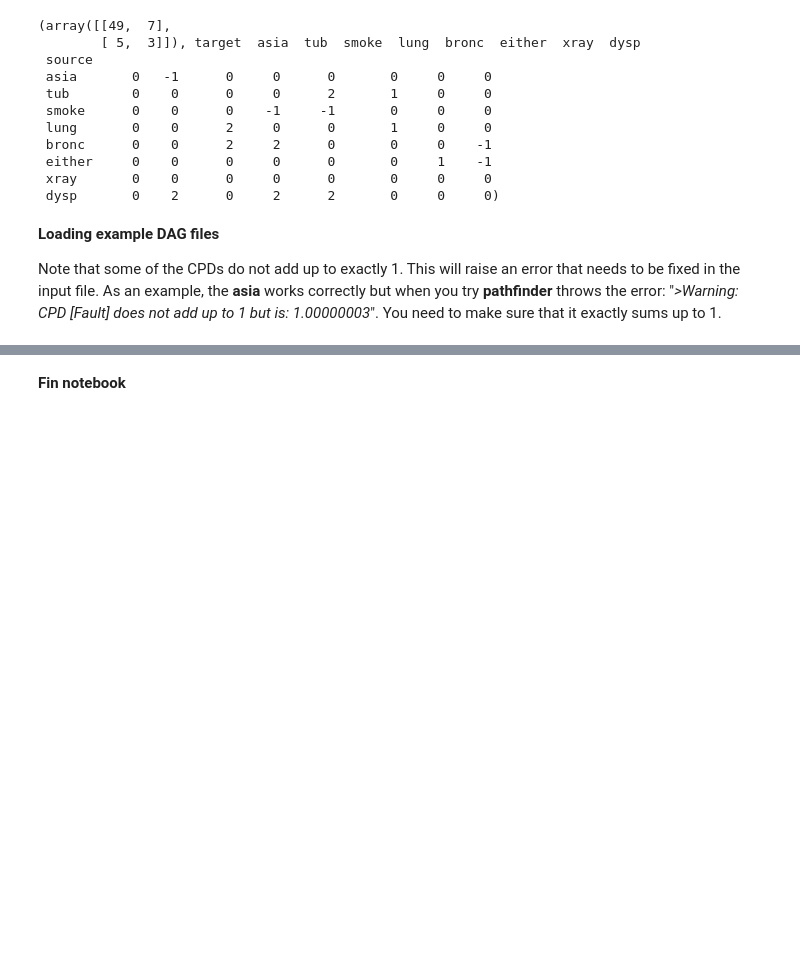
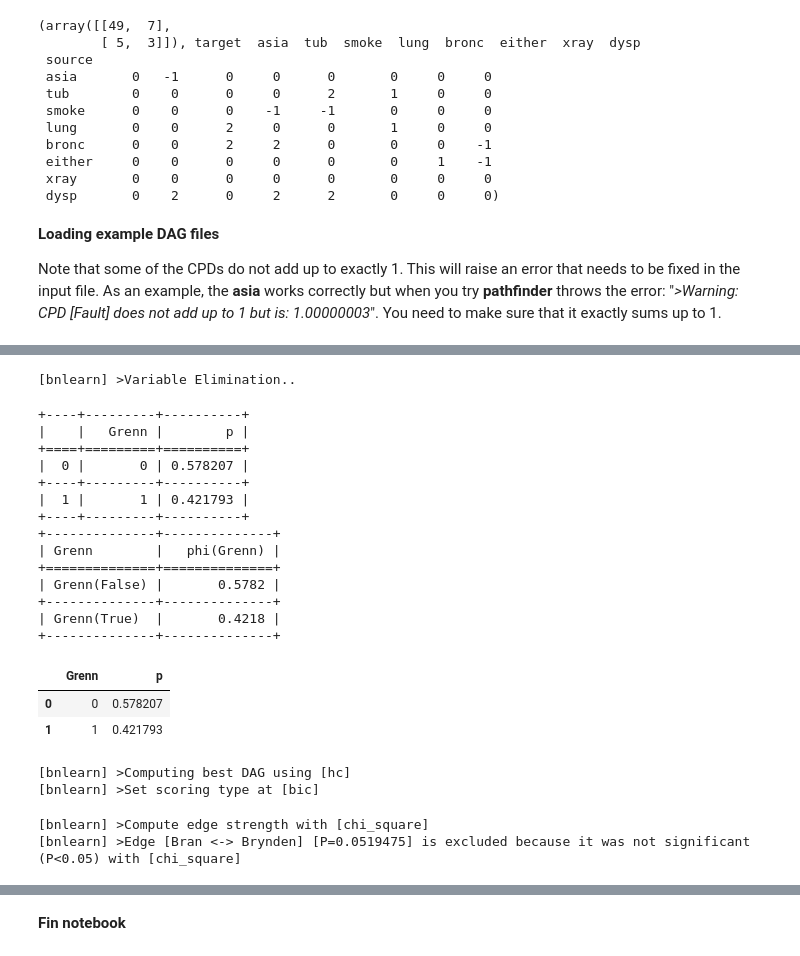
Before and after one commit to erdogant/bnlearn, a Jupyter notebook: notebooks/bnlearn.ipynb, the cells around one changed output, grey strips where cells are left out. Saved outputs shown, nothing was run; the diff lists cells and outputs as text; code cells hidden in the pictures; blank space fills up the shorter version.

```diff
--- a/notebooks/bnlearn.ipynb
+++ b/notebooks/bnlearn.ipynb
@@ -263,0 +276,4 @@ model = bn.import_DAG(bif_file, verbose=1)
+# %%
+raw = bn.import_example('stormofswords')
+# Convert raw data into sparse datamatrix
+df = bn.vec2df(raw['source'], raw['target'], raw['weight'])
@@ -263,0 +293,6 @@ model = bn.import_DAG(bif_file, verbose=1)
+# %%
+# Make the actual Bayesian DAG
+DAG = bn.make_DAG(list(zip(raw['source'], raw['target'])), verbose=0)
+# Make plot
+G=bn.plot(DAG, interactive=True)
+# You will see that this is a huge network with hundreds of edges.
@@ -263,0 +304,4 @@ model = bn.import_DAG(bif_file, verbose=1)
+# %%
+# Parameter learning
+model = bn.parameter_learning.fit(DAG, df, verbose=3)
+# All the CPDs are now learned
@@ -263,0 +326,40 @@ model = bn.import_DAG(bif_file, verbose=1)
+# %%
+# Generate some data based on DAG
+# df1 = bn.sampling(model, n=1000)
+# Make predictions
+# print(query)
+query = bn.inference.fit(DAG, variables=['Grenn'], evidence={'Aemon': 1, 'Samwell': 1})
+print(query)
+query.df
+# %% [output]
+[bnlearn] >Variable Elimination..
++----+---------+----------+
+|    |   Grenn |        p |
++====+=========+==========+
+|  0 |       0 | 0.578207 |
++----+---------+----------+
+|  1 |       1 | 0.421793 |
++----+---------+----------+
++--------------+--------------+
+| Grenn        |   phi(Grenn) |
++==============+==============+
+| Grenn(False) |       0.5782 |
++--------------+--------------+
+| Grenn(True)  |       0.4218 |
++--------------+--------------+
+|  | Grenn | p |
+| 0 | 0 | 0.578207 |
+| 1 | 1 | 0.421793 |
+# %%
+# Structure learning on such a huge network will take a lot of time, and with some methods it may even be impossible to compute.
+# Lets try to learn it structure for a smaller subset of the columns.
+DAG_learned = bn.structure_learning.fit(df.iloc[:, 0:20])
+# %% [output]
+[bnlearn] >Computing best DAG using [hc]
+[bnlearn] >Set scoring type at [bic]
+# %%
+# Keep only significant edges
+DAG_learned = bn.independence_test(DAG_learned, df, prune=True)
+# %% [output]
+[bnlearn] >Compute edge strength with [chi_square]
+[bnlearn] >Edge [Bran <-> Brynden] [P=0.0519475] is excluded because it was not significant (P<0.05) with [chi_square]
```
Also changed, not shown: parts of 9 cells of this notebook.
